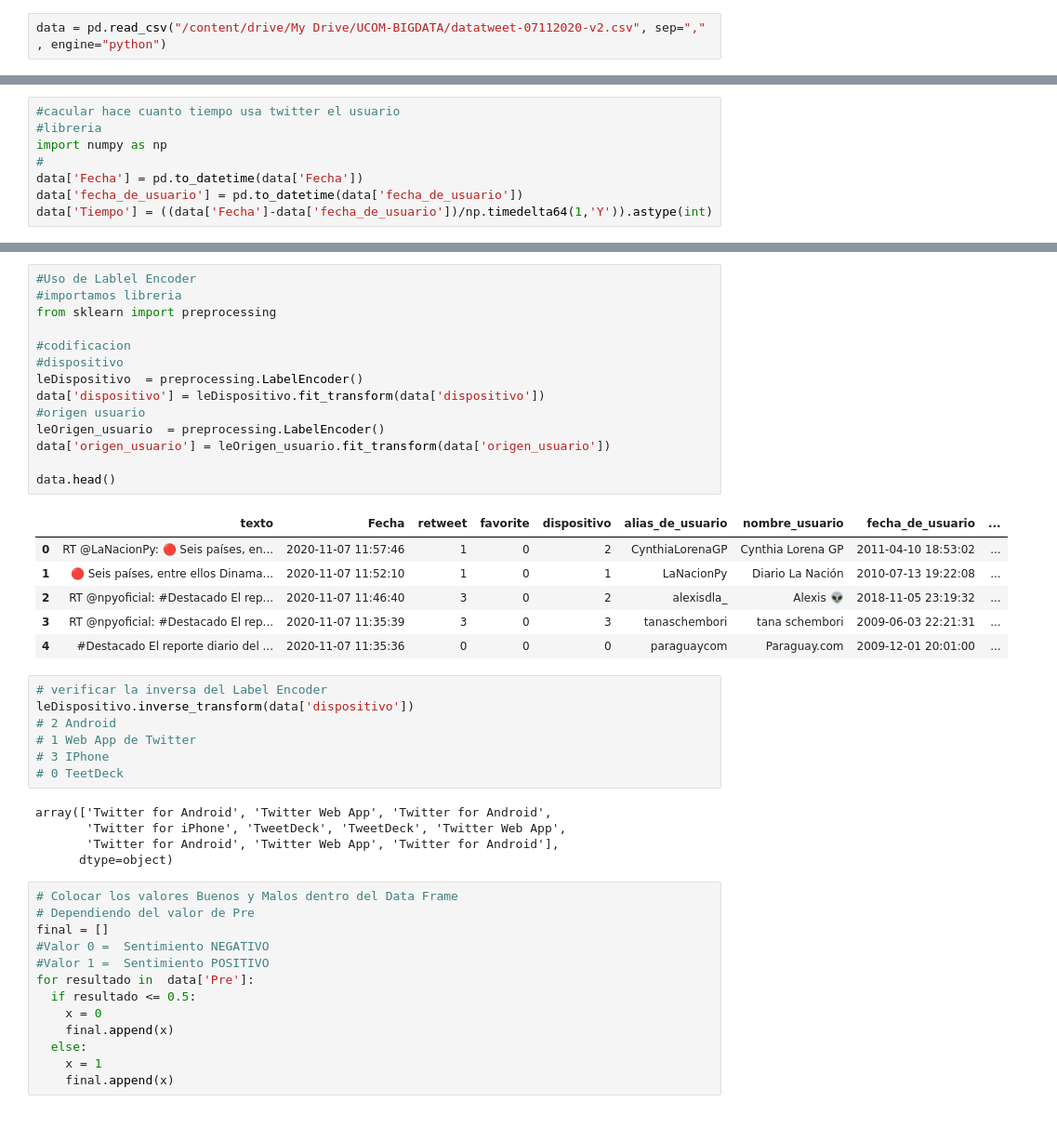
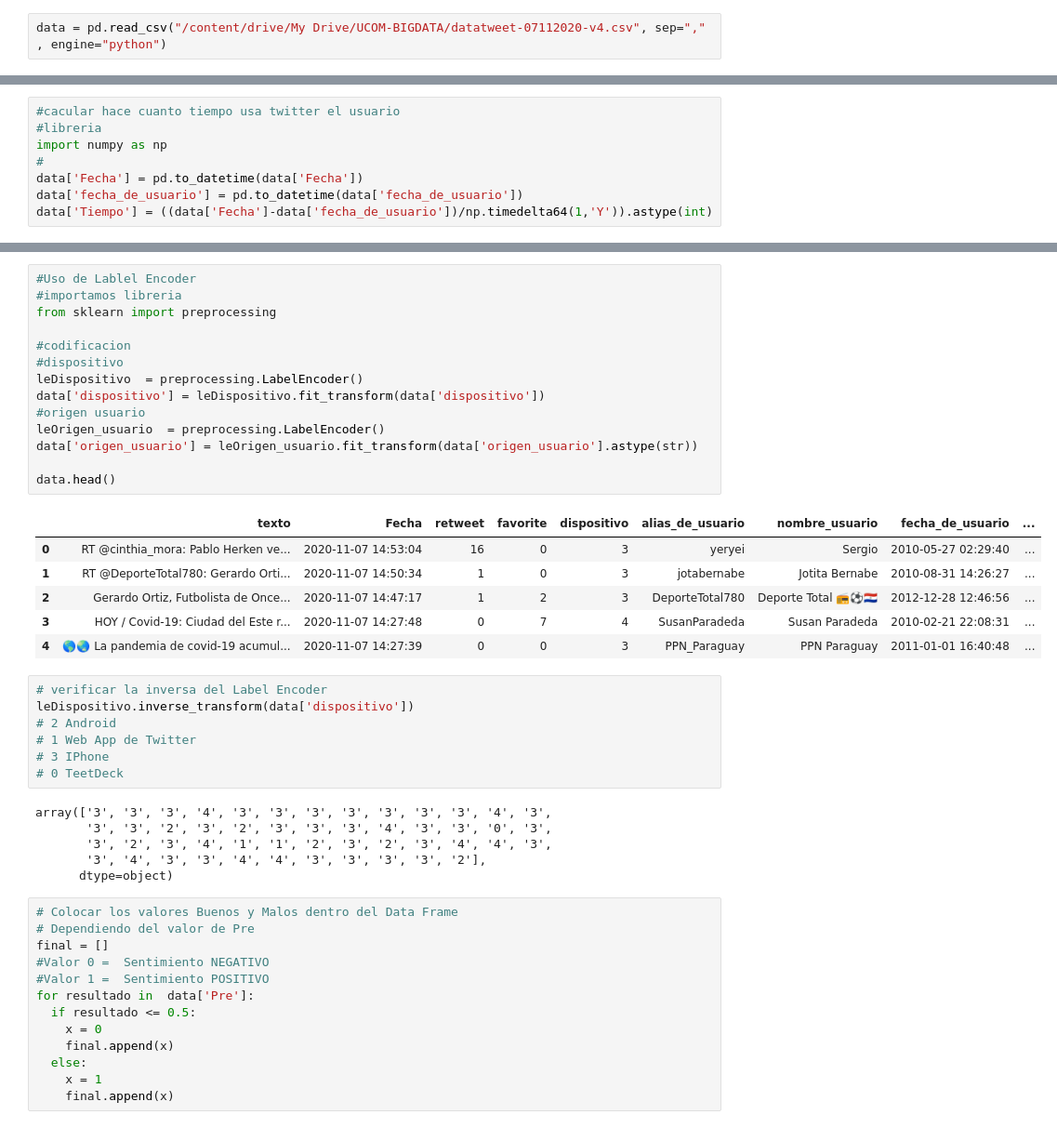
Before and after one commit to andresvillamayor/BigData-Pro, a Jupyter notebook: BigData_Pro.ipynb, the cells around one changed output, grey strips where cells are left out. Shown at 93% size. Saved outputs shown, nothing was run; the diff lists cells and outputs as text.

```diff
--- a/BigData_Pro.ipynb
+++ b/BigData_Pro.ipynb
@@ -14,7 +14,7 @@ drive.mount("/content/drive")
 # %% [output]
 Drive already mounted at /content/drive; to attempt to forcibly remount, call drive.mount("/content/drive", force_remount=True).
 # %%
-data = pd.read_csv("/content/drive/My Drive/UCOM-BIGDATA/datatweet-07112020-v2.csv", sep="," , engine="python")
+data = pd.read_csv("/content/drive/My Drive/UCOM-BIGDATA/datatweet-07112020-v4.csv", sep="," , engine="python")
 # %%
 data.head()
 # %% [output]
@@ -173,24 +173,24 @@ data.head()
 # %%
 #Uso de Lablel Encoder
 #importamos libreria
 from sklearn import preprocessing
 
 #codificacion
 #dispositivo
 leDispositivo  = preprocessing.LabelEncoder()
 data['dispositivo'] = leDispositivo.fit_transform(data['dispositivo'])
 #origen usuario
 leOrigen_usuario  = preprocessing.LabelEncoder()
-data['origen_usuario'] = leOrigen_usuario.fit_transform(data['origen_usuario'])
+data['origen_usuario'] = leOrigen_usuario.fit_transform(data['origen_usuario'].astype(str))
 
 data.head()
 # %% [output]
 |  | texto | Fecha | retweet | favorite | dispositivo | alias_de_usuario | nombre_usuario | fecha_de_usuario | ... |
-| 0 | RT @LaNacionPy: 🔴 Seis países, en... | 2020-11-07 11:57:46 | 1 | 0 | 2 | CynthiaLorenaGP | Cynthia Lorena GP | 2011-04-10 18:53:02 | ... |
-| 1 | 🔴 Seis países, entre ellos Dinama... | 2020-11-07 11:52:10 | 1 | 0 | 1 | LaNacionPy | Diario La Nación | 2010-07-13 19:22:08 | ... |
-| 2 | RT @npyoficial: #Destacado El rep... | 2020-11-07 11:46:40 | 3 | 0 | 2 | alexisdla_ | Alexis 👽 | 2018-11-05 23:19:32 | ... |
-| 3 | RT @npyoficial: #Destacado El rep... | 2020-11-07 11:35:39 | 3 | 0 | 3 | tanaschembori | tana schembori | 2009-06-03 22:21:31 | ... |
-| 4 | #Destacado El reporte diario del ... | 2020-11-07 11:35:36 | 0 | 0 | 0 | paraguaycom | Paraguay.com | 2009-12-01 20:01:00 | ... |
+| 0 | RT @cinthia_mora: Pablo Herken ve... | 2020-11-07 14:53:04 | 16 | 0 | 3 | yeryei | Sergio | 2010-05-27 02:29:40 | ... |
+| 1 | RT @DeporteTotal780: Gerardo Orti... | 2020-11-07 14:50:34 | 1 | 0 | 3 | jotabernabe | Jotita Bernabe | 2010-08-31 14:26:27 | ... |
+| 2 | Gerardo Ortiz, Futbolista de Once... | 2020-11-07 14:47:17 | 1 | 2 | 3 | DeporteTotal780 | Deporte Total 📻⚽️🇵🇾 | 2012-12-28 12:46:56 | ... |
+| 3 | HOY / Covid-19: Ciudad del Este r... | 2020-11-07 14:27:48 | 0 | 7 | 4 | SusanParadeda | Susan Paradeda | 2010-02-21 22:08:31 | ... |
+| 4 | 🌎🌏 La pandemia de covid-19 acumul... | 2020-11-07 14:27:39 | 0 | 0 | 3 | PPN_Paraguay | PPN Paraguay | 2011-01-01 16:40:48 | ... |
 # %%
 # verificar la inversa del Label Encoder
 leDispositivo.inverse_transform(data['dispositivo'])
@@ -199,9 +199,10 @@ leDispositivo.inverse_transform(data['dispositivo'])
 # 3 IPhone
 # 0 TeetDeck
 # %% [output]
-array(['Twitter for Android', 'Twitter Web App', 'Twitter for Android',
-       'Twitter for iPhone', 'TweetDeck', 'TweetDeck', 'Twitter Web App',
-       'Twitter for Android', 'Twitter Web App', 'Twitter for Android'],
+array(['3', '3', '3', '4', '3', '3', '3', '3', '3', '3', '3', '4', '3',
+       '3', '3', '2', '3', '2', '3', '3', '3', '4', '3', '3', '0', '3',
+       '3', '2', '3', '4', '1', '1', '2', '3', '2', '3', '4', '4', '3',
+       '3', '4', '3', '3', '4', '4', '3', '3', '3', '3', '2'],
       dtype=object)
 # %%
 # Colocar los valores Buenos y Malos dentro del Data Frame
```
Also changed, not shown: parts of 10 cells of this notebook.
